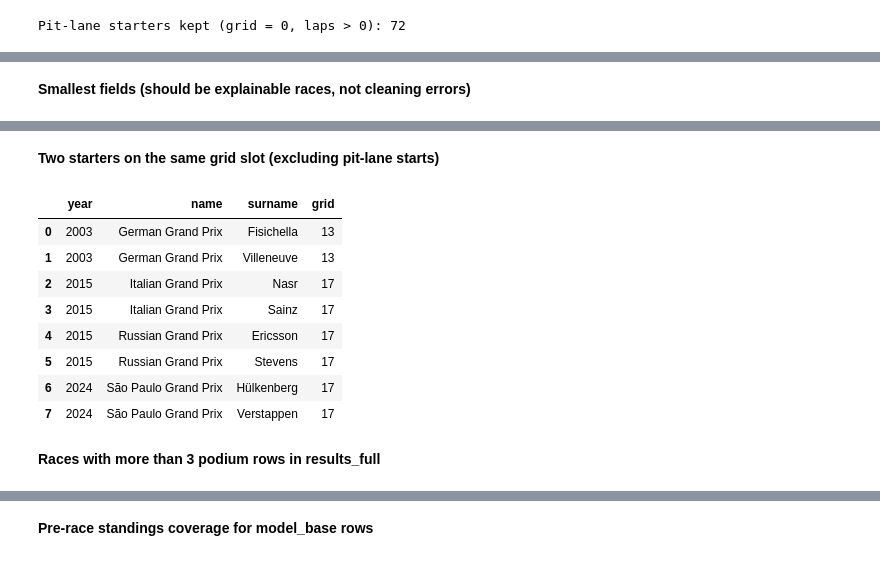
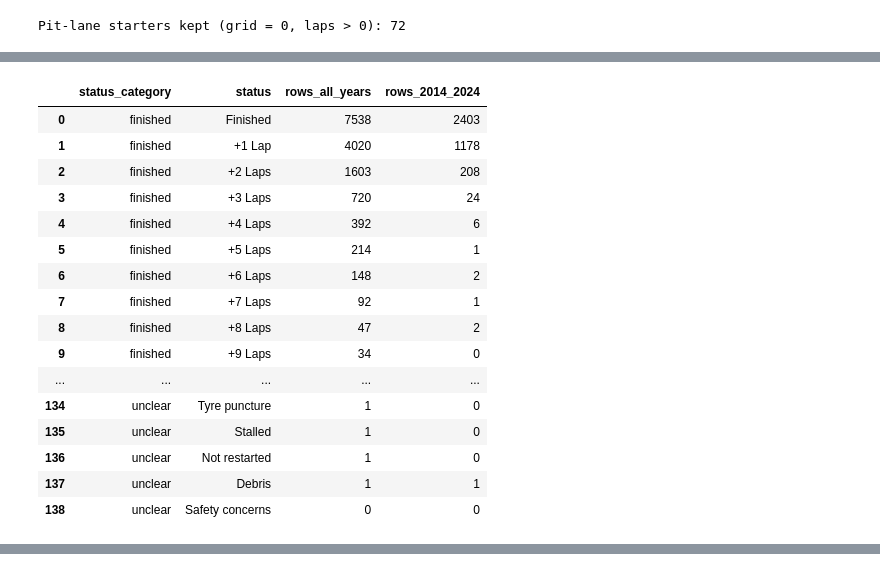
Before and after one commit to Farah-Essam/ACL-2, a Jupyter notebook: f1_podium_prediction.ipynb, the cells around one changed output, grey strips where cells are left out. Drawn from its saved outputs; the diff is of its cells as text; code cells hidden in the pictures.

```diff
--- a/f1_podium_prediction.ipynb
+++ b/f1_podium_prediction.ipynb
@@ -1374,6 +1391,9 @@ def to_numeric_if_possible(s):
 
 for t in CLEAN:
     CLEAN[t] = CLEAN[t].apply(to_numeric_if_possible)
+
+# Points are always float, even where every value happens to be whole (sprint points: 8, 7, ... 1).
+CLEAN["sprint_results"]["points"] = CLEAN["sprint_results"]["points"].astype("float64")
 
 # Dates (and race start as a timestamp where the start time is recorded)
 races_c = CLEAN["races"]
@@ -1509,8 +1549,7 @@ res_c = CLEAN["results"].merge(CLEAN["status"], on="statusId", how="left", valid
 res_c["podium"] = (res_c["positionOrder"] <= 3).astype("int8")   # target: positionOrder <= 3
 
 # --- Non-starters --------------------------------------------------------------------------------
-NON_START = STATUS_GROUPS["did not start"]
-by_status = res_c["status"].isin(NON_START) & (res_c["laps"] == 0)
+by_status = res_c["status"].isin(NON_START_STATUSES) & (res_c["laps"] == 0)
 no_slot = (res_c["grid"] == 0) & (res_c["laps"] == 0)
 non_starter = by_status | no_slot
 
@@ -1749,36 +1816,14 @@ These don't pass/fail. They look for anything suspicious the cleaning might have
 # %%
-race_names = CLEAN["races"][["raceId", "year", "round", "name"]]
-surnames = CLEAN["drivers"][["driverId", "surname"]]
+status_counts = (results_full.assign(q3_window=results_full["year"] >= 2014)
+                 .groupby("statusId").agg(rows_all_years=("resultId", "size"), rows_2014_2024=("q3_window", "sum")))
+status_map = (CLEAN["status"].merge(status_counts, on="statusId", how="left")
+              .fillna({"rows_all_years": 0, "rows_2014_2024": 0})
+              .astype({"rows_all_years": int, "rows_2014_2024": int}))
+status_map["status_category"] = pd.Categorical(status_map["status_category"], STATUS_CATEGORIES, ordered=True)
+status_map = status_map.sort_values(["status_category", "rows_all_years"], ascending=[True, False])
 
-print("Missing values in model_base:", int(model_base.isna().sum().sum()))
-print("Ranges: grid", model_base["grid"].min(), "-", model_base["grid"].max(),
-      "| dates", model_base["date"].min().date(), "-", model_base["date"].max().date())
-age = (model_base.merge(CLEAN["drivers"][["driverId", "dob"]], on="driverId")
-       .pipe(lambda d: (d["date"] - d["dob"]).dt.days / 365.25))
-print(f"Driver age at race: {age.min():.1f} - {age.max():.1f} years")
-print("Qualifying times (s):", {c: (round(CLEAN['qualifying'][c].min(), 1), round(CLEAN['qualifying'][c].max(), 1)) for c in Q_COLS})
-
-display(Markdown("**Smallest fields (should be explainable races, not cleaning errors)**"))
-display(model_base.groupby("raceId").size().nsmallest(2).rename("starters").to_frame().join(race_names.set_index("raceId")))
-
-display(Markdown("**Two starters on the same grid slot (excluding pit-lane starts)**"))
-same_slot = model_base[~model_base["pit_lane_start"]]
-same_slot = same_slot[same_slot.duplicated(["raceId", "grid"], keep=False)]
-display(same_slot.merge(race_names, on=["raceId", "year", "round"]).merge(surnames, on="driverId")[["year", "name", "surname", "grid"]])
-
-display(Markdown("**Races with more than 3 podium rows in results_full**"))
-pods = results_full.groupby("raceId")["podium"].sum()
-display(race_names[race_names["raceId"].isin(pods[pods > 3].index)])
-
-display(Markdown("**Pre-race standings coverage for model_base rows**"))
-for table, key in [("driver_standings_prerace", "driverId"), ("constructor_standings_prerace", "constructorId")]:
-    joined = model_base.merge(CLEAN[table], on=["raceId", key], how="left")
-    missing = joined["pre_points"].isna()
-    print(f"{table}: {int(missing.sum())} rows without a standing, "
-          f"{int((missing & (joined['round'] == 1)).sum())} of them in round 1, "
-          f"{int((missing & (joined['round'] > 1)).sum())} later in the season")
-
-early = CLEAN["races"].query("year == 2003").sort_values("round")["raceId"].head(3)
-print("2003 rounds 1-3 -> standings rows:", CLEAN["driver_standings"][CLEAN["driver_standings"]["raceId"].isin(early)]
-      .groupby("raceId").size().tolist(), "vs starters:", results_full[results_full["raceId"].isin(early)].groupby("raceId").size().tolist())
+display(status_map.groupby("status_category", observed=True)[["rows_all_years", "rows_2014_2024"]].sum()
+        .assign(n_statuses=status_map.groupby("status_category", observed=True).size()))
+with pd.option_context("display.max_rows", 200):
+    display(status_map[["status_category", "status", "rows_all_years", "rows_2014_2024"]].reset_index(drop=True))
 # %% [output]
@@ -1789 +1829,0 @@ Qualifying times (s): {'q1_sec': (np.float64(53.9), np.float64(153.9)), 'q2_sec'
-**Smallest fields (should be explainable races, not cleaning errors)**
@@ -1794,11 +1838,17 @@ Qualifying times (s): {'q1_sec': (np.float64(53.9), np.float64(153.9)), 'q2_sec'
-**Two starters on the same grid slot (excluding pit-lane starts)**
-|  | year | name | surname | grid |
-| 0 | 2003 | German Grand Prix | Fisichella | 13 |
-| 1 | 2003 | German Grand Prix | Villeneuve | 13 |
-| 2 | 2015 | Italian Grand Prix | Nasr | 17 |
-| 3 | 2015 | Italian Grand Prix | Sainz | 17 |
-| 4 | 2015 | Russian Grand Prix | Ericsson | 17 |
-| 5 | 2015 | Russian Grand Prix | Stevens | 17 |
-| 6 | 2024 | São Paulo Grand Prix | Hülkenberg | 17 |
-| 7 | 2024 | São Paulo Grand Prix | Verstappen | 17 |
+|  | status_category | status | rows_all_years | rows_2014_2024 |
+| 0 | finished | Finished | 7538 | 2403 |
+| 1 | finished | +1 Lap | 4020 | 1178 |
+| 2 | finished | +2 Laps | 1603 | 208 |
+| 3 | finished | +3 Laps | 720 | 24 |
+| 4 | finished | +4 Laps | 392 | 6 |
+| 5 | finished | +5 Laps | 214 | 1 |
+| 6 | finished | +6 Laps | 148 | 2 |
+| 7 | finished | +7 Laps | 92 | 1 |
+| 8 | finished | +8 Laps | 47 | 2 |
+| 9 | finished | +9 Laps | 34 | 0 |
+| ... | ... | ... | ... | ... |
+| 134 | unclear | Tyre puncture | 1 | 0 |
+| 135 | unclear | Stalled | 1 | 0 |
+| 136 | unclear | Not restarted | 1 | 0 |
+| 137 | unclear | Debris | 1 | 1 |
+| 138 | unclear | Safety concerns | 0 | 0 |
-**Races with more than 3 podium rows in results_full**
@@ -1810 +1854,0 @@ Qualifying times (s): {'q1_sec': (np.float64(53.9), np.float64(153.9)), 'q2_sec'
-**Pre-race standings coverage for model_base rows**
```
Also changed, not shown: parts of 85 cells of this notebook, 20 other files.
